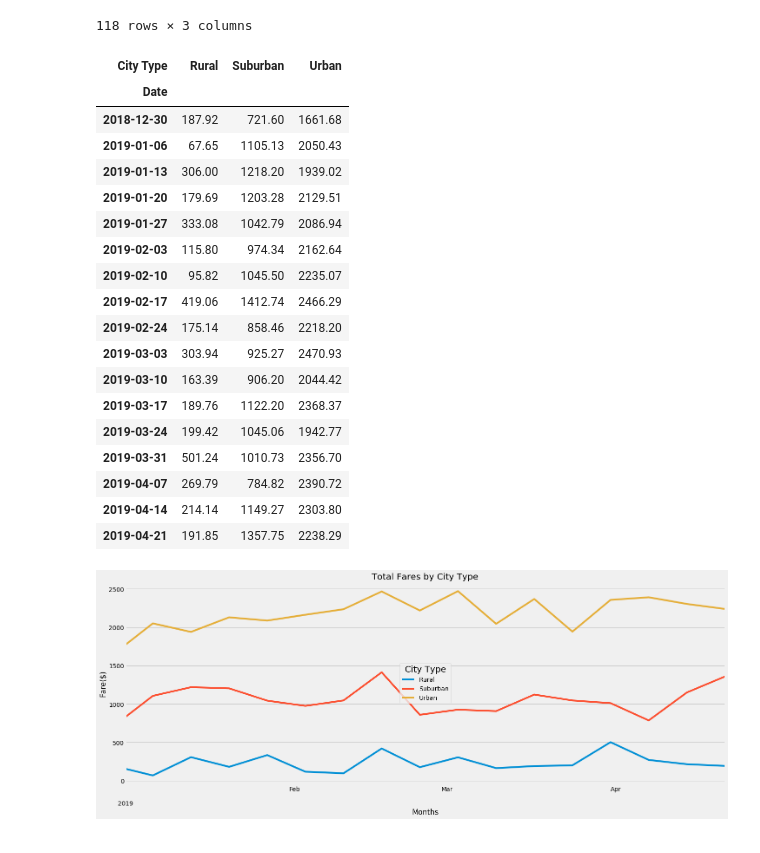
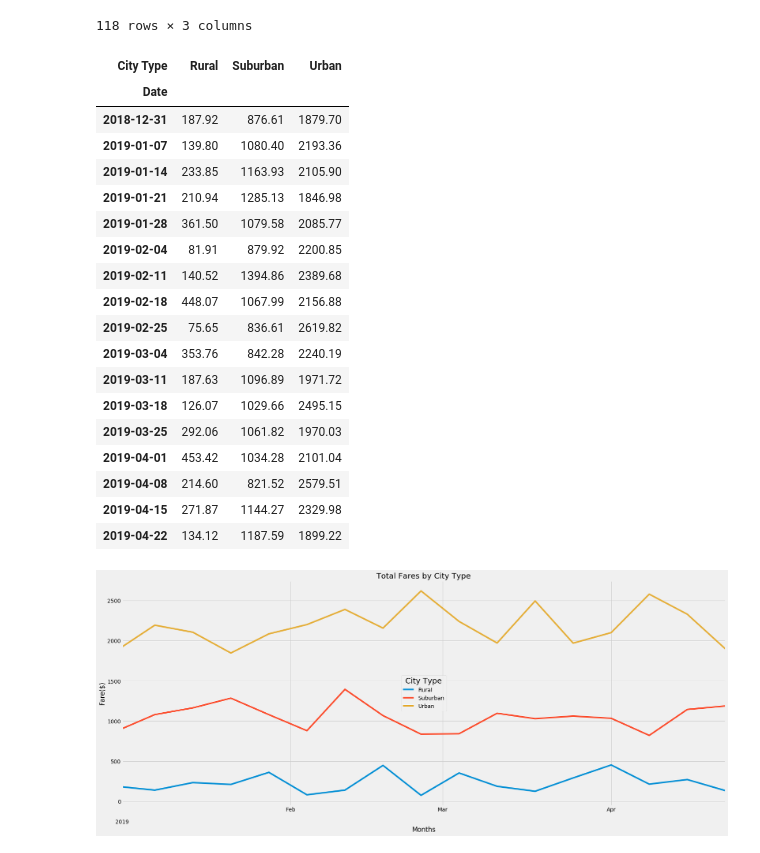
Before and after one commit to rcelorio/PyBer_Analysis, a Jupyter notebook: PyBer_Challenge.ipynb, the cells around one changed output. Drawn from its saved outputs; the diff is of its cells as text; code cells hidden in the pictures.

```diff
--- a/PyBer_Challenge.ipynb
+++ b/PyBer_Challenge.ipynb
@@ -191,61 +191,64 @@ filtered_fares_by_type_pivot_df
 118 rows × 3 columns
 # %%
 #Create a new DataFrame by setting the DataFrame you created in Step 11 with resample() in weekly bins, and calculate the sum() of the fares for each week.
-weekly_fares_by_type_df = filtered_fares_by_type_pivot_df.resample('W', label='left').sum()
+weekly_fares_by_type_df = filtered_fares_by_type_pivot_df.resample('W-MON', label='left').sum()
 weekly_fares_by_type_df = pd.DataFrame(weekly_fares_by_type_df)
 weekly_fares_by_type_df
 # %% [output]
 | City Type | Rural | Suburban | Urban |
 | Date |  |  |  |
-| 2018-12-30 | 187.92 | 721.60 | 1661.68 |
-| 2019-01-06 | 67.65 | 1105.13 | 2050.43 |
-| 2019-01-13 | 306.00 | 1218.20 | 1939.02 |
-| 2019-01-20 | 179.69 | 1203.28 | 2129.51 |
-| 2019-01-27 | 333.08 | 1042.79 | 2086.94 |
-| 2019-02-03 | 115.80 | 974.34 | 2162.64 |
-| 2019-02-10 | 95.82 | 1045.50 | 2235.07 |
-| 2019-02-17 | 419.06 | 1412.74 | 2466.29 |
-| 2019-02-24 | 175.14 | 858.46 | 2218.20 |
-| 2019-03-03 | 303.94 | 925.27 | 2470.93 |
-| 2019-03-10 | 163.39 | 906.20 | 2044.42 |
-| 2019-03-17 | 189.76 | 1122.20 | 2368.37 |
-| 2019-03-24 | 199.42 | 1045.06 | 1942.77 |
-| 2019-03-31 | 501.24 | 1010.73 | 2356.70 |
-| 2019-04-07 | 269.79 | 784.82 | 2390.72 |
-| 2019-04-14 | 214.14 | 1149.27 | 2303.80 |
-| 2019-04-21 | 191.85 | 1357.75 | 2238.29 |
+| 2018-12-31 | 187.92 | 876.61 | 1879.70 |
+| 2019-01-07 | 139.80 | 1080.40 | 2193.36 |
+| 2019-01-14 | 233.85 | 1163.93 | 2105.90 |
+| 2019-01-21 | 210.94 | 1285.13 | 1846.98 |
+| 2019-01-28 | 361.50 | 1079.58 | 2085.77 |
+| 2019-02-04 | 81.91 | 879.92 | 2200.85 |
+| 2019-02-11 | 140.52 | 1394.86 | 2389.68 |
+| 2019-02-18 | 448.07 | 1067.99 | 2156.88 |
+| 2019-02-25 | 75.65 | 836.61 | 2619.82 |
+| 2019-03-04 | 353.76 | 842.28 | 2240.19 |
+| 2019-03-11 | 187.63 | 1096.89 | 1971.72 |
+| 2019-03-18 | 126.07 | 1029.66 | 2495.15 |
+| 2019-03-25 | 292.06 | 1061.82 | 1970.03 |
+| 2019-04-01 | 453.42 | 1034.28 | 2101.04 |
+| 2019-04-08 | 214.60 | 821.52 | 2579.51 |
+| 2019-04-15 | 271.87 | 1144.27 | 2329.98 |
+| 2019-04-22 | 134.12 | 1187.59 | 1899.22 |
 # %%
 import matplotlib.dates as mdates
 import datetime
 years = mdates.YearLocator()   # every year
 months = mdates.MonthLocator()  # every month
 yearsFmt = mdates.DateFormatter('\n\n%Y')
 monthsFmt = mdates.DateFormatter('%b')
 
 #Using the object-oriented interface method, plot the DataFrame you created in Step 12 using the df.plot() function. Things to consider with your plotting
 plt.style.use('fivethirtyeight')
-fig, ax = plt.subplots(figsize = (22,8))
+fig, ax = plt.subplots(figsize = (25,10))
 
+#Plot it
 ax.plot(weekly_fares_by_type_df)
 
 ax.set_xlabel("Months")
 ax.set_ylabel("Fare($)")
 ax.set_title("Total Fares by City Type")
 
 #ax.xtick_lables = pd.DatetimeIndex(weekly_fares_by_type_df.index).month
 # format the ticks
-
-
 ax.xaxis.set_minor_locator(months)
 ax.xaxis.set_minor_formatter(monthsFmt)
 plt.setp(ax.xaxis.get_minorticklabels())
 ax.xaxis.set_major_locator(years)
 ax.xaxis.set_major_formatter(yearsFmt)
-ax.set_xlim([datetime.date(2019, 1, 1), datetime.date(2019, 4, 21)])
-#ax.xaxis.grid
-#fig.autofmt_xdate()
+ax.set_xlim([datetime.date(2019, 1, 1), datetime.date(2019, 4, 22)])
+
+#add the minor tick grid
+ax.xaxis.grid(which='minor')
+
+#build the legend
 ax.legend(weekly_fares_by_type_df,loc='center', title='City Type', title_fontsize=20)
-
+plt.savefig("analysis/TotalFaresByCT.png")
+#show the plot
 plt.show()
 # %% [output]
-[figure, old version]
+[figure, new version]
```
Also changed, not shown: 3 other files.
